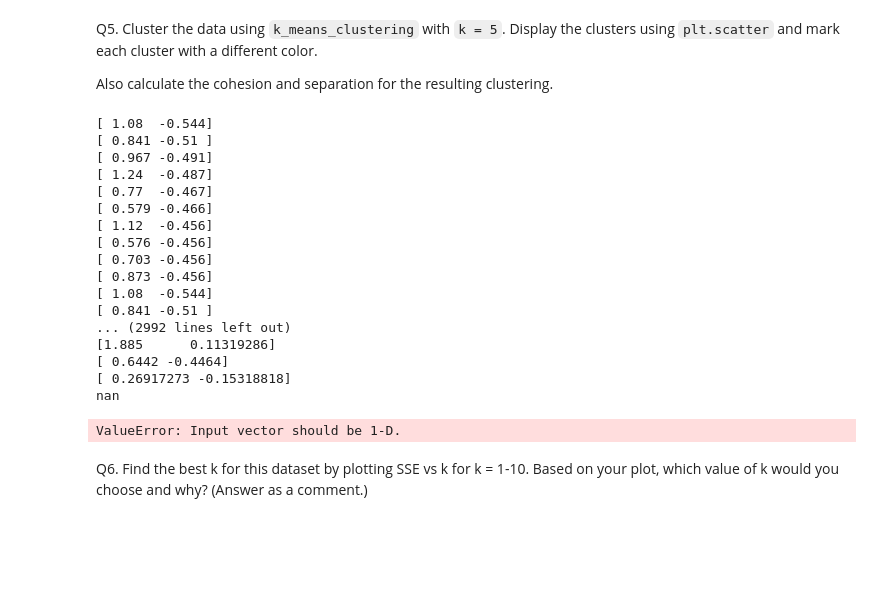
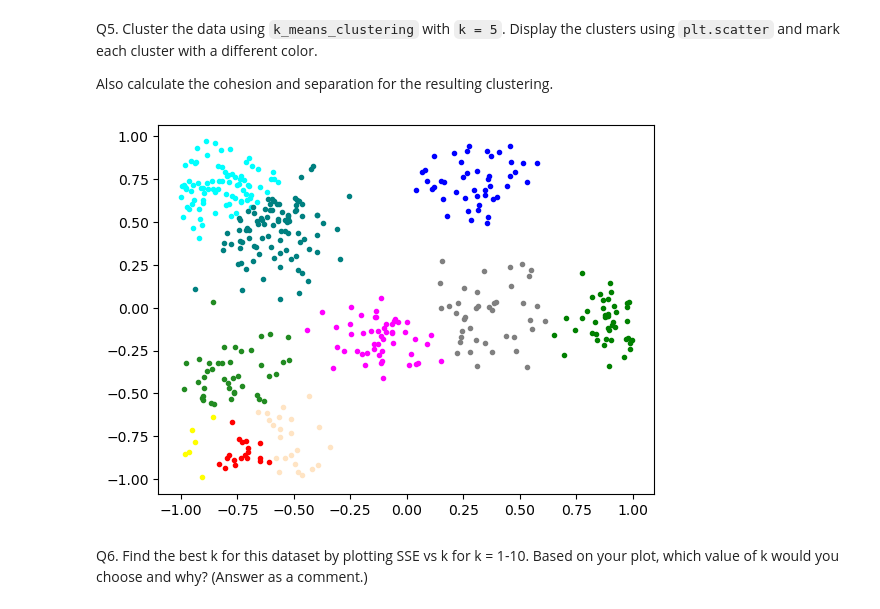
Before and after one commit to alantientran/ML-Clustering, a Jupyter notebook: HW5 - Clustering.ipynb, the cells around one changed output. Cells and saved outputs as stored; diff of their text form; code cells hidden in the pictures; blank space fills up the shorter version.

```diff
--- a/HW5 - Clustering.ipynb
+++ b/HW5 - Clustering.ipynb
@@ -119,32 +120,14 @@ Q5. Cluster the data using `k_means_clustering` with `k = 5`. Display the cluste
 Also calculate the cohesion and separation for the resulting clustering.
 # %%
 centroids, clustered_data = k_means_clustering(data, 10)
-colors = ["red", "blue", "yellow", "green", "black"]
+colors = ["red", "blue", "yellow", "green", "cyan", "magenta", "teal", "grey", "forestgreen", "bisque", "coral"]
 
 for cluster_id in range(len(clustered_data)):
-    print(len(clustered_data[cluster_id]))
     # print(clusters[cluster][:1])
     for point in clustered_data[cluster_id] :
         plt.scatter(point[0], point[1], marker='.', color=colors[cluster_id])
 # %% [output]
-[ 1.08  -0.544]
-[ 0.841 -0.51 ]
-[ 0.967 -0.491]
-[ 1.24  -0.487]
-[ 0.77  -0.467]
-[ 0.579 -0.466]
-[ 1.12  -0.456]
-[ 0.576 -0.456]
-[ 0.703 -0.456]
-[ 0.873 -0.456]
-[ 1.08  -0.544]
-[ 0.841 -0.51 ]
-... (2992 lines left out)
-[1.885      0.11319286]
-[ 0.6442 -0.4464]
-[ 0.26917273 -0.15318818]
-nan
-ValueError: Input vector should be 1-D.
+[figure, added]
 # %% [markdown]
 Q6. Find the best k for this dataset by plotting SSE vs k for k = 1-10. Based on your plot, which value of k would you choose and why? (Answer as a comment.)
 # %%
```
Also changed, not shown: parts of 9 cells of this notebook.
